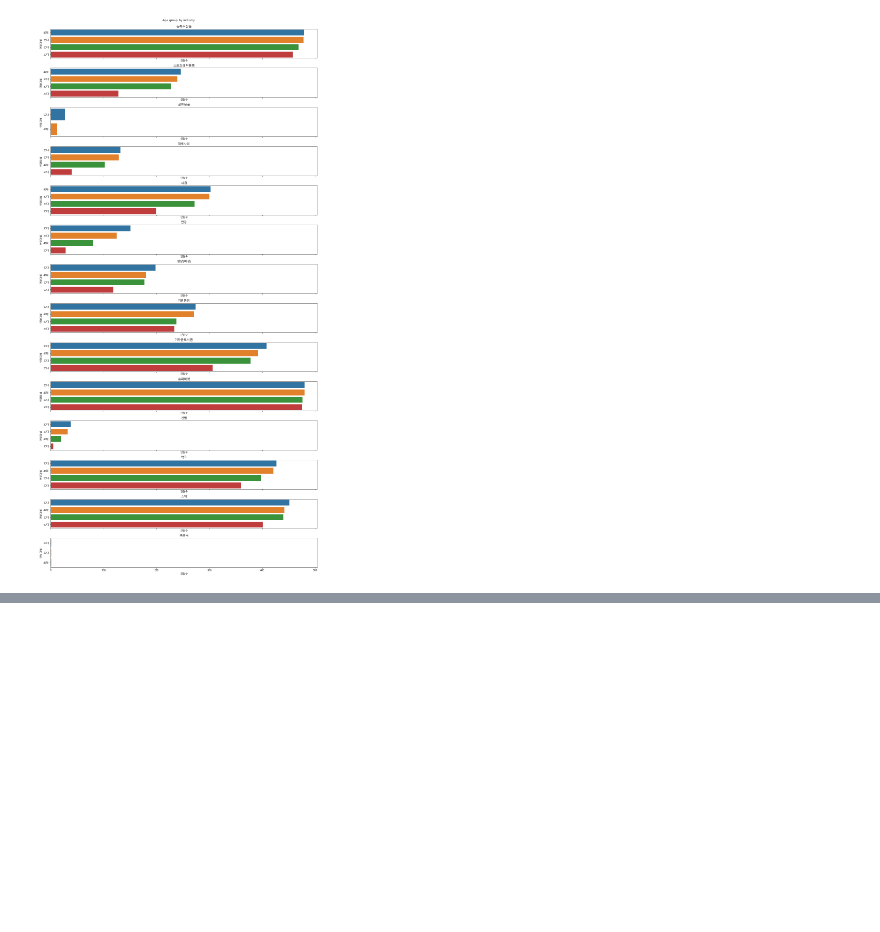
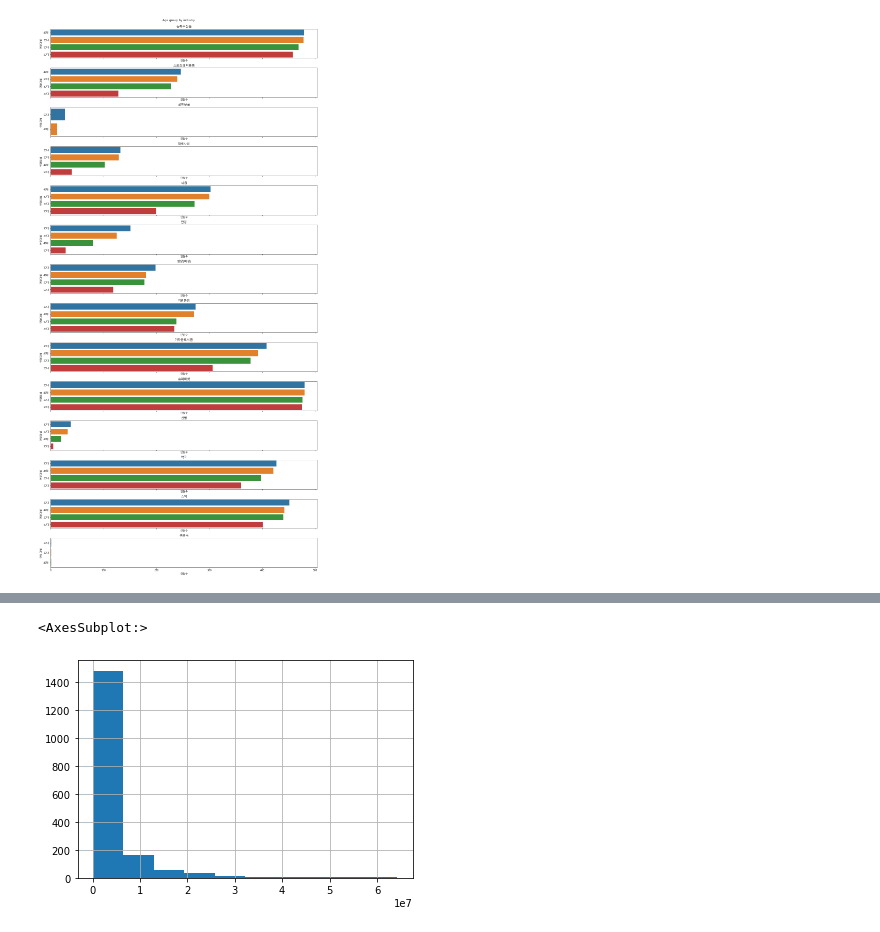
Before and after one commit to So-chankyun/consumption-pattern-analysis-of-jeju-tourist, a Jupyter notebook: consumption pattern analysis of jeju tourist.ipynb, the cells around one changed output, grey strips where cells are left out. Saved outputs shown, nothing was run; the diff lists cells and outputs as text; code cells hidden in the pictures; blank space fills up the shorter version.

```diff
--- a/consumption pattern analysis of jeju tourist.ipynb
+++ b/consumption pattern analysis of jeju tourist.ipynb
@@ -461,0 +662,5 @@ Text(0.5, 0.98, 'Age group by industry')
+# %%
+y_test.hist()
+# %% [output]
+<AxesSubplot:>
+[figure, added]
```
Also changed, not shown: parts of 24 cells of this notebook.
